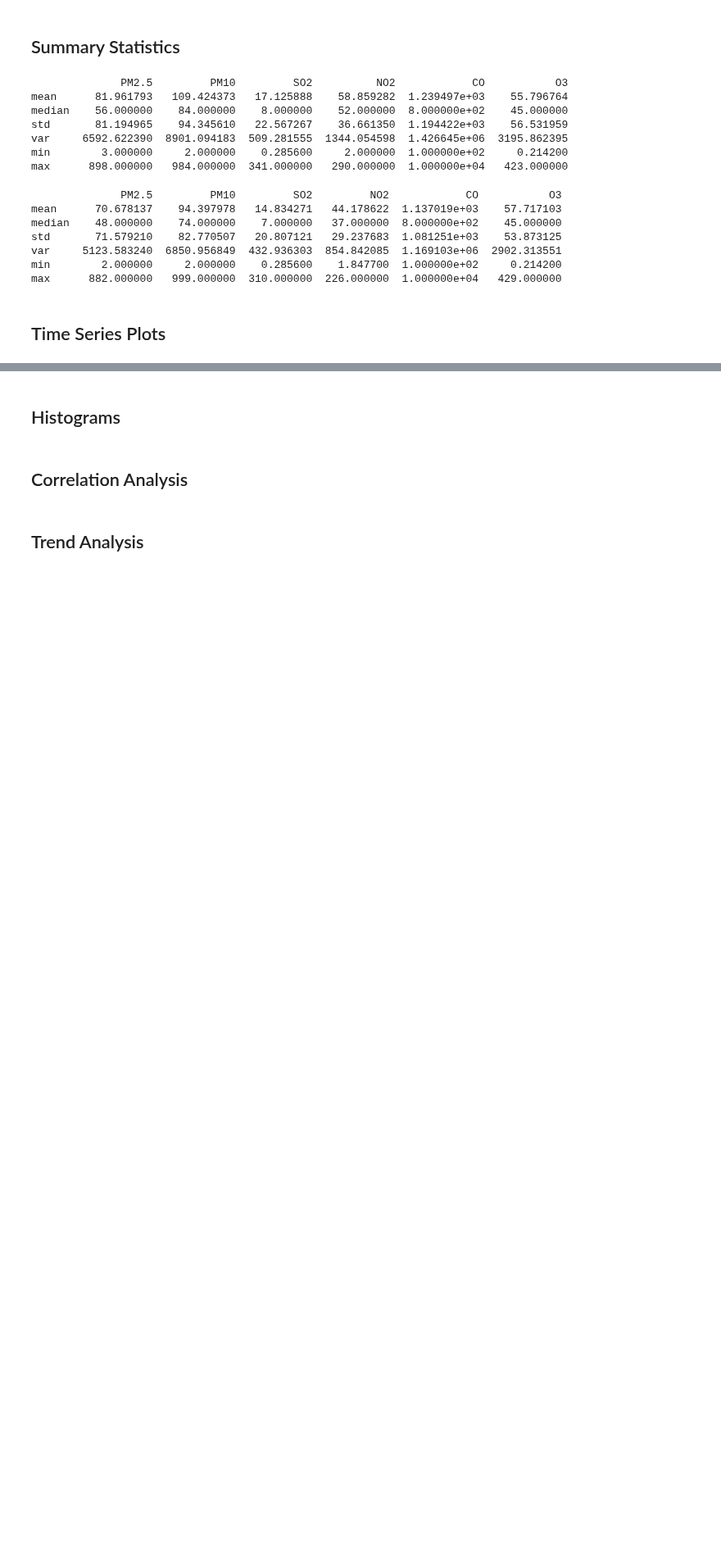
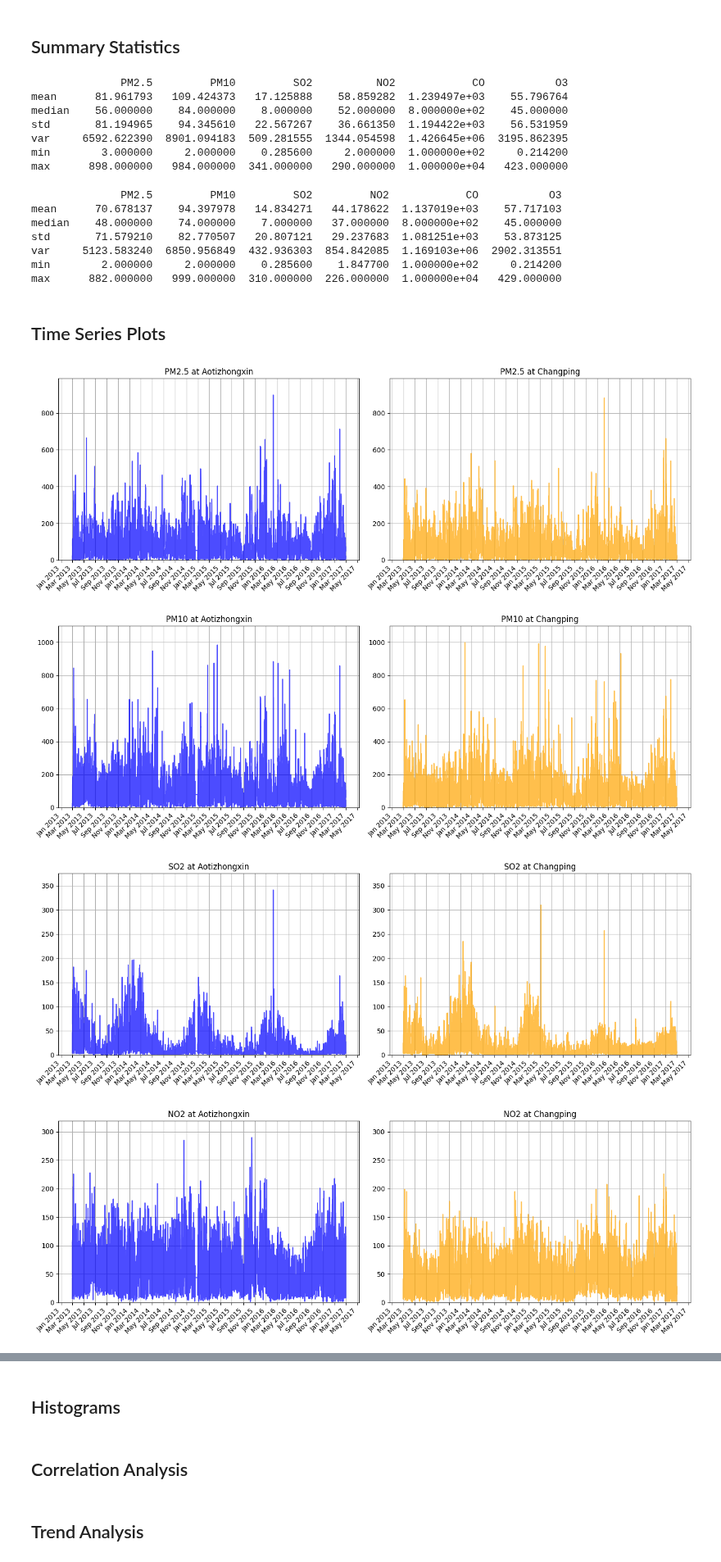
Before and after one commit to pariaighanian/Environmental_Data_Analytics, a Jupyter notebook: main.ipynb, the cells around one changed output, grey strips where cells are left out. Shown at 82% size. Drawn from its saved outputs; the diff is of its cells as text; code cells hidden in the pictures; blank space fills up the shorter version.

Commit message:
time series plot

```diff
--- a/main.ipynb
+++ b/main.ipynb
@@ -227,3 +228,50 @@ min        2.000000     2.000000    0.285600    1.847700  1.000000e+02     0.214
 max      882.000000   999.000000  310.000000  226.000000  1.000000e+04   429.000000
 # %% [markdown]
 ## Time Series Plots
+# %%
+# Create a datetime column
+filtered_df['datetime'] = pd.to_datetime(filtered_df[['year', 'month', 'day', 'hour']])
+# %%
+stations = filtered_df['station'].unique()
+
+# Define colors for each station
+colors = {stations[0]: 'blue', stations[1]: 'orange'}
+
+# Define a function to plot the parameter for the two stations
+def plot_parameter(parameter):
+    fig, axes = plt.subplots(nrows=1, ncols=2, figsize=(14, 5), sharex=True)
+
+    # Find the global maximum for the y-axis limit (for comparison)
+    global_max = filtered_df[parameter].max()
+
+    for j, station in enumerate(stations):
+        station_data = filtered_df[filtered_df['station'] == station]
+
+        # Plot the data for the given parameter and station
+        axes[j].plot(station_data['datetime'], station_data[parameter],
+                     color=colors[station], linestyle='-', alpha=0.7, label=station)
+
+        # Set titles and labels
+        axes[j].set_title(f'{parameter} at {station}')
+        axes[j].grid()
+
+        # Set y-axis to be the same for both stations (using the max value)
+        axes[j].set_ylim(0, global_max * 1.1)  # Adding 10% buffer for better visualization
+
+    # Set x-ticks for all subplots to show every 2 months with 'Month Year' format
+    for ax in axes:
+        ax.xaxis.set_major_locator(mdates.MonthLocator(interval=2))  # Set 2-month intervals
+        ax.xaxis.set_major_formatter(mdates.DateFormatter('%b %Y'))  # Format for month and year ('Jan 2013')
+        plt.setp(ax.xaxis.get_majorticklabels(), rotation=45, ha='right')  # Rotate x-tick labels for readability
+
+    plt.tight_layout()
+    plt.show()
+
+# Loop through each parameter and plot
+for parameter in parameters:
+    plot_parameter(parameter)
+# %% [output]
+[figure, added]
+[figure, added]
+[figure, added]
+[figure, added]
```
Also changed, not shown: parts of 2 cells of this notebook.
